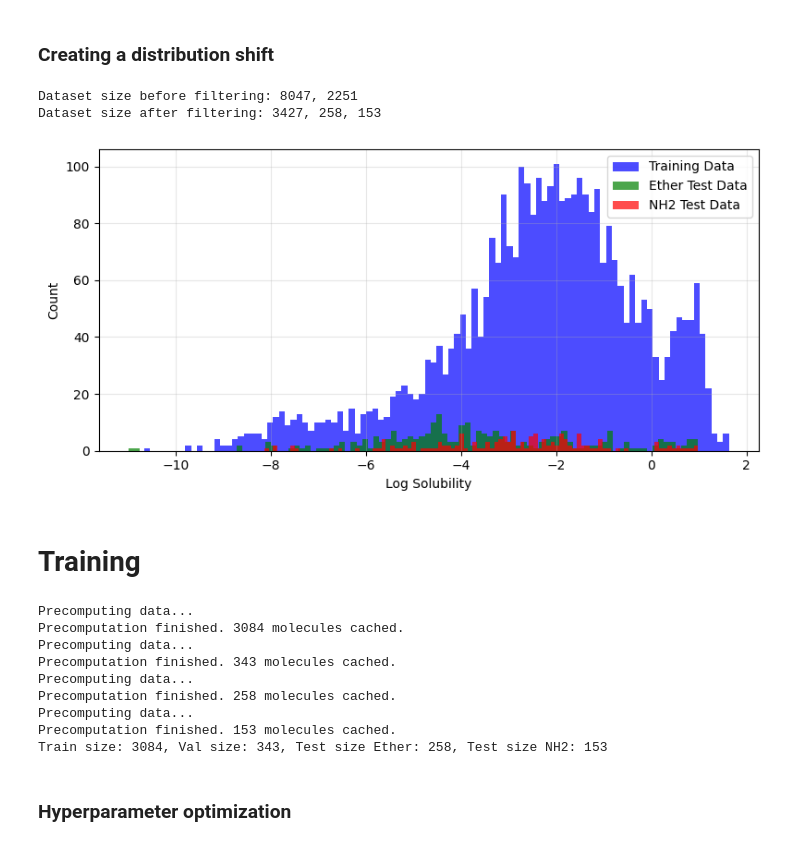
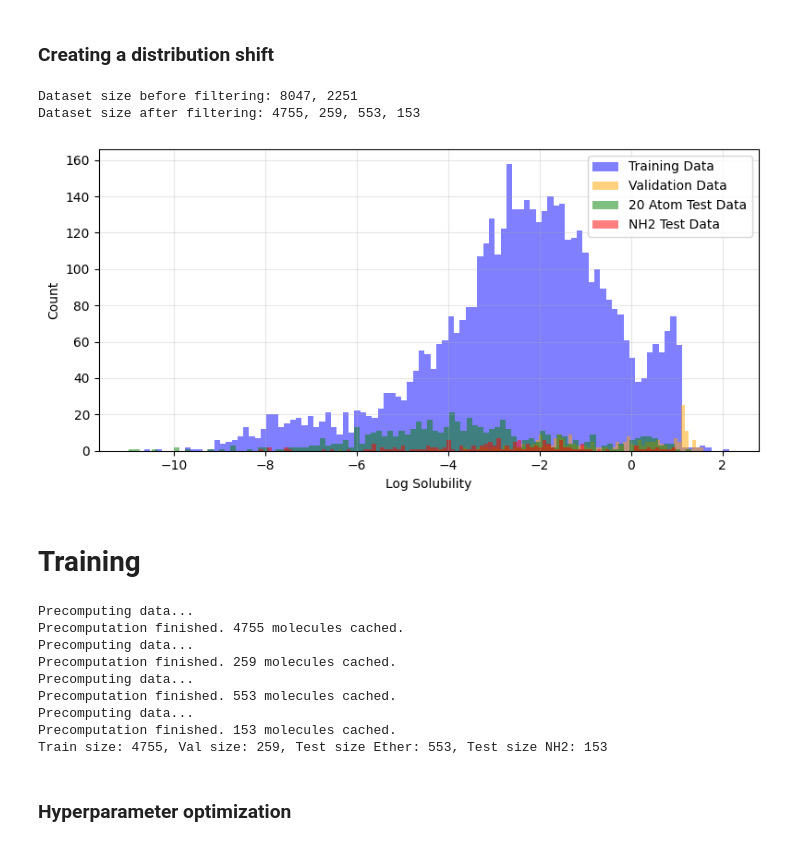
Before and after one commit to p0017/Molecular-Test-Time-Adaptation, a Jupyter notebook: Molecular-Test-Time-Adaptation.ipynb, the cells around one changed output. Drawn from its saved outputs; the diff is of its cells as text; code cells hidden in the pictures.

Commit message:
Shifted Val Set, added model plot

```diff
--- a/Molecular-Test-Time-Adaptation.ipynb
+++ b/Molecular-Test-Time-Adaptation.ipynb
@@ -61,14 +61,17 @@ from utils.plot_utils import (
 )
 # %%
 batch_size = 512
-epochs = 20
+epochs = 25
 
-train_hyperparam_opt = False # Optional optimization of training hyperparameters
+train_hyperparam_opt = True # Optional optimization of training hyperparameters
 
 # If wanted, we can load an already trained model
-save_model = False  # Set to False if you don't want to save
-load_trained_model = True  # Set to True to skip training and load existing model
-save_plots = False
+save_model = True  # Set to False if you don't want to save
+load_trained_model = False  # Set to True to skip training and load existing model
+save_plots = True
+
+assert not (load_trained_model and train_hyperparam_opt), "Cannot load a model and optimize hyperparameters at the same time."
+assert not (load_trained_model and save_model), "Cannot load a model and save it at the same time."
 # %% [markdown]
 # Data
 # %% [markdown]
@@ -136,51 +139,54 @@ functional_group_histogram(data_df_updated, test_df_updated, save_plots=save_plo
 print(f"Dataset size before filtering: {len(data_df_updated)}, {len(test_df_updated)}")
 
 data_df_filtered = data_df_updated[
-    (data_df_updated["num_atoms"] < 20)
-    & ((data_df_updated["fr_ether"] == 0) & (data_df_updated["fr_NH2"] == 0))
+    (data_df_updated["num_atoms"] < 20) & (data_df_updated["fr_NH2"] == 0)
 ]
-test_df_filtered_eth = test_df_updated[
-    (test_df_updated["num_atoms"] >= 20) & (test_df_updated["fr_ether"] > 0)
+test_df_filtered_20 = test_df_updated[
+    (test_df_updated["num_atoms"] >= 20) & (test_df_updated["fr_NH2"] == 0)
 ]
 test_df_filtered_nh = test_df_updated[
     (test_df_updated["num_atoms"] >= 20) & (test_df_updated["fr_NH2"] > 0)
 ]
 
+train_df = data_df_filtered[data_df_filtered["num_atoms"] > 5]
+val_df = data_df_filtered[data_df_filtered["num_atoms"] <= 5]
+
 # We are increasing the already existing distribution shift between the train and test sets by filtering for atom counts and functional groups
 # The train and validation sets will contain molecules with less than 20 atoms and no ether or NH2 functional groups
+# Specifically, the train set will also only contain molecules with more than 5 atoms
+# The validation set will also only contain molecules with 5 atoms or less
+
 # The first test set will contain molecules with more than 20 atoms and ether functional groups
 # The second test set will contain molecules with more than 20 atoms and NH2 functional groups
 
 print(
-    f"Dataset size after filtering: {len(data_df_filtered)}, {len(test_df_filtered_eth)}, {len(test_df_filtered_nh)}"
+    f"Dataset size after filtering: {len(train_df)}, {len(val_df)}, {len(test_df_filtered_20)}, {len(test_df_filtered_nh)}"
 )
 # %% [output]
 Dataset size before filtering: 8047, 2251
-Dataset size after filtering: 3427, 258, 153
+Dataset size after filtering: 4755, 259, 553, 153
 # %%
-solubility_histogram_shift(data_df_filtered, test_df_filtered_eth, test_df_filtered_nh, save_plots=save_plots)
+solubility_histogram_shift(train_df, val_df, test_df_filtered_20, test_df_filtered_nh, save_plots=save_plots)
 # %% [output]
-[figure, old version]
+[figure, new version]
 # %% [markdown]
 # Training
 # %%
-train_df, val_df = train_test_split(data_df_filtered, test_size=0.1, random_state=0)
 train_loader = construct_loader(
     train_df, "SmilesCurated", "ExperimentalLogS", shuffle=True, batch_size=batch_size
 )
-
 val_loader = construct_loader(
-    val_df, "SmilesCurated", "ExperimentalLogS", shuffle=False, batch_size=batch_size
+    val_df, "SmilesCurated", "ExperimentalLogS", shuffle=False, batch_size=1
 )
 
-test_loader_eth = construct_loader(
-    test_df_filtered_eth, "SMILES", "LogS", shuffle=False, batch_size=1
+test_loader_20 = construct_loader(
+    test_df_filtered_20, "SMILES", "LogS", shuffle=False, batch_size=1
 )
 test_loader_nh = construct_loader(
     test_df_filtered_nh, "SMILES", "LogS", shuffle=False, batch_size=1
 )
 print(
-    f"Train size: {len(train_loader.dataset)}, Val size: {len(val_loader.dataset)}, Test size Ether: {len(test_loader_eth.dataset)}, Test size NH2: {len(test_loader_nh.dataset)}"
+    f"Train size: {len(train_loader.dataset)}, Val size: {len(val_loader.dataset)}, Test size Ether: {len(test_loader_20.dataset)}, Test size NH2: {len(test_loader_nh.dataset)}"
 )
 
 # Standardizer for the solubility labels
@@ -189,14 +195,14 @@ std = np.std(train_loader.dataset.labels)
 stdzer = Standardizer(mean, std)
 # %% [output]
 Precomputing data...
-Precomputation finished. 3084 molecules cached.
+Precomputation finished. 4755 molecules cached.
 Precomputing data...
-Precomputation finished. 343 molecules cached.
+Precomputation finished. 259 molecules cached.
 Precomputing data...
-Precomputation finished. 258 molecules cached.
+Precomputation finished. 553 molecules cached.
 Precomputing data...
 Precomputation finished. 153 molecules cached.
-Train size: 3084, Val size: 343, Test size Ether: 258, Test size NH2: 153
+Train size: 4755, Val size: 259, Test size Ether: 553, Test size NH2: 153
 # %% [markdown]
 ### Hyperparameter optimization
 # %%
```
Also changed, not shown: parts of 18 cells of this notebook, 22 other files.
